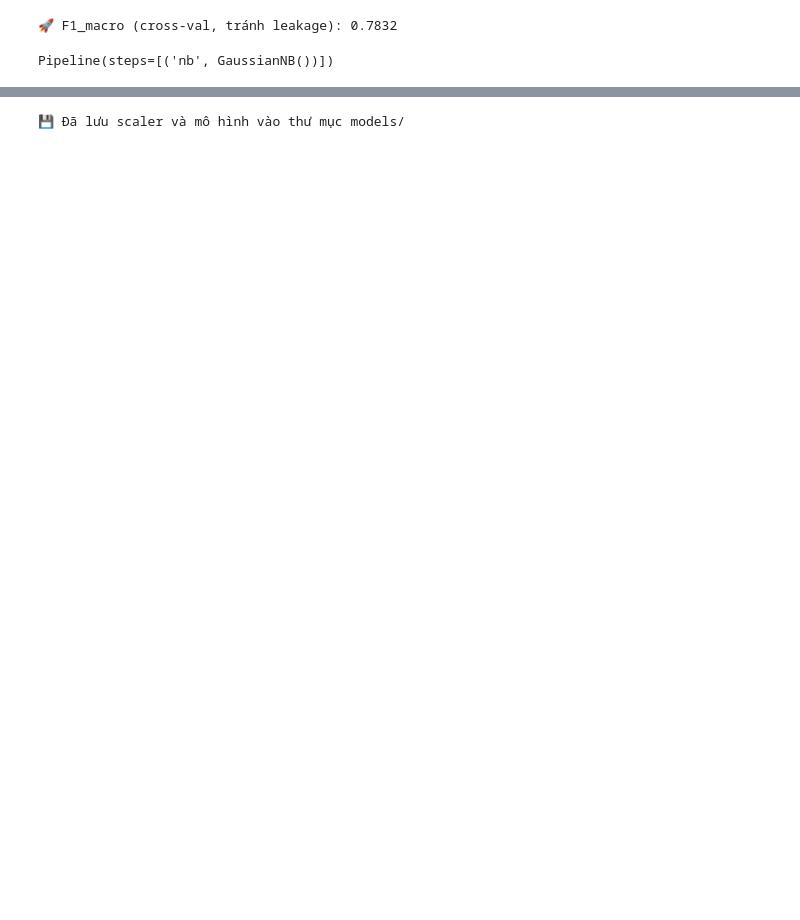
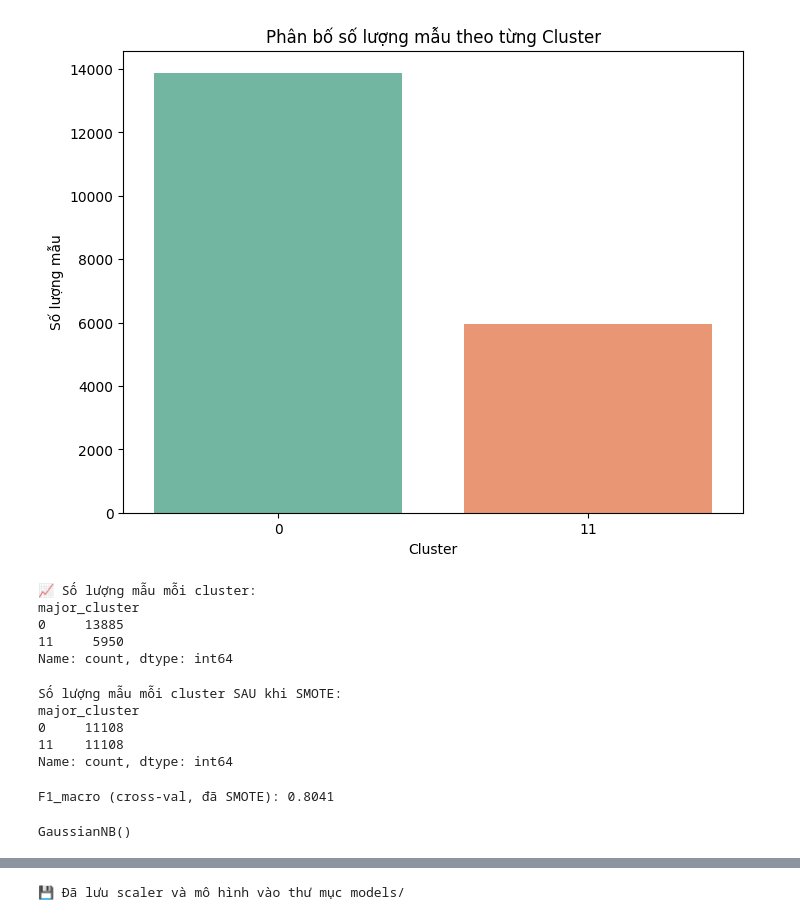
Before and after one commit to quipa3012/CareerOrientation, a Jupyter notebook: module-AI/train/src/bayes_v2.ipynb, the cells around one changed output, grey strips where cells are left out. Saved outputs shown, nothing was run; the diff lists cells and outputs as text; code cells hidden in the pictures; blank space fills up the shorter version.

```diff
--- a/module-AI/train/src/bayes_v2.ipynb
+++ b/module-AI/train/src/bayes_v2.ipynb
@@ -19,3 +16,21 @@ X_scaled = scaler.fit_transform(X)
+# %%
+plt.figure(figsize=(8, 6))
+sns.countplot(x='major_cluster', hue='major_cluster', data=df, palette='Set2', legend=False)
+plt.title("Phân bố số lượng mẫu theo từng Cluster")
+plt.xlabel("Cluster")
+plt.ylabel("Số lượng mẫu")
+plt.show()
+
+# --- In số lượng mẫu từng cluster ---
+print("📈 Số lượng mẫu mỗi cluster:")
+print(df['major_cluster'].value_counts().sort_index())
+# %% [output]
+[figure, added]
+📈 Số lượng mẫu mỗi cluster:
+major_cluster
+0     13885
+11     5950
+Name: count, dtype: int64
 # %%
 X_train, X_test, y_train, y_test = train_test_split(
     X, y, test_size=0.2, random_state=42, stratify=y
@@ -23 +44,10 @@ X_train, X_test, y_train, y_test = train_test_split(
+# %%
+print("\nSố lượng mẫu mỗi cluster SAU khi SMOTE:")
+print(pd.Series(y_train_resampled).value_counts().sort_index())
+# %% [output]
+Số lượng mẫu mỗi cluster SAU khi SMOTE:
+major_cluster
+0     11108
+11    11108
+Name: count, dtype: int64
 # %%
@@ -28,14 +55,14 @@ pipeline = Pipeline([
 # %%
 kfold = StratifiedKFold(n_splits=5, shuffle=True, random_state=42)
 cv_scores = cross_val_score(
-    pipeline, X_train, y_train,
+    model, X_train_resampled, y_train_resampled,
     cv=kfold, scoring='f1_macro'
 )
-print(f"🚀 F1_macro (cross-val, tránh leakage): {cv_scores.mean():.4f}")
+print(f"F1_macro (cross-val, đã SMOTE): {cv_scores.mean():.4f}")
 # %% [output]
-🚀 F1_macro (cross-val, tránh leakage): 0.7832
+F1_macro (cross-val, đã SMOTE): 0.8041
 # %%
-pipeline.fit(X_train, y_train)
+model.fit(X_train_resampled, y_train_resampled)
 # %% [output]
-Pipeline(steps=[('nb', GaussianNB())])
+GaussianNB()
 # %%
```
Also changed, not shown: parts of 8 cells of this notebook, 43 other files.
